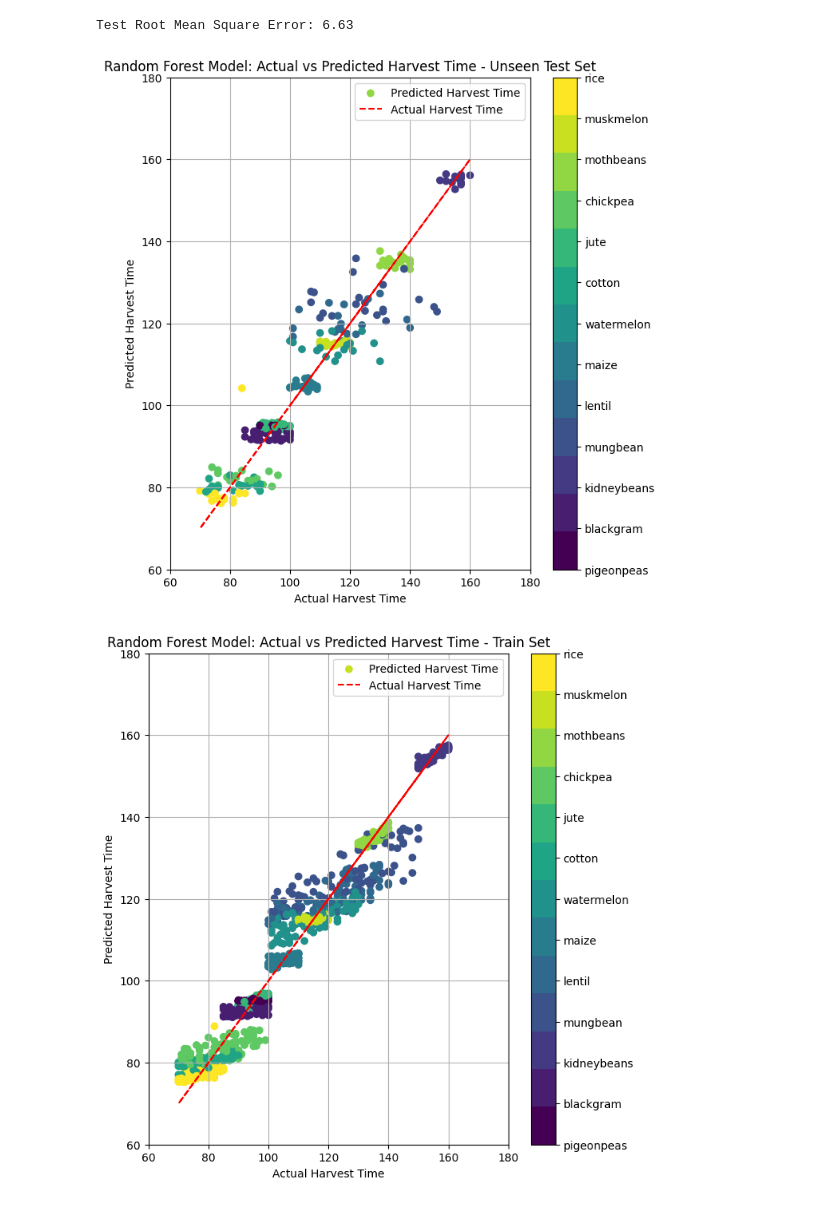
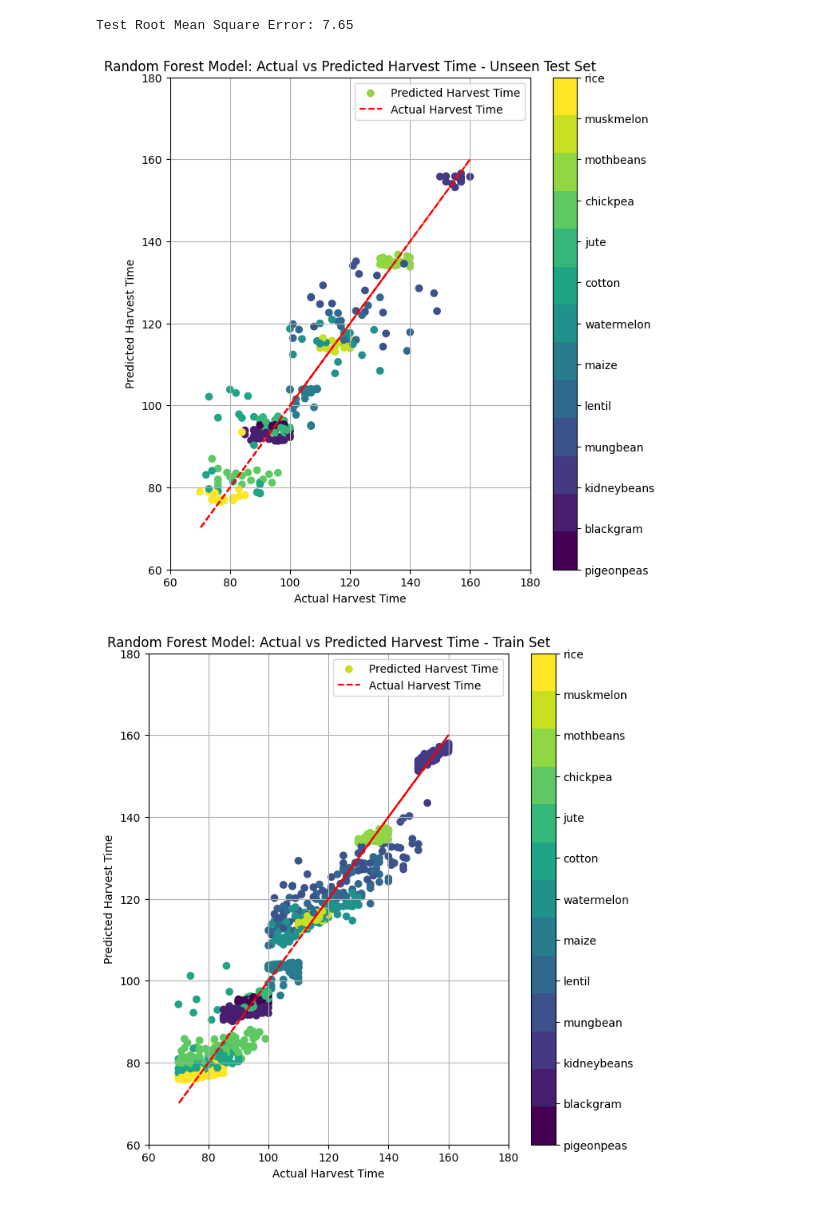
Before and after one commit to wannursabrina1/crop_prediction, a Jupyter notebook: Crop_Yield_Pred.ipynb, the cells around one changed output. Drawn from its saved outputs; the diff is of its cells as text; code cells hidden in the pictures.

```diff
--- a/Crop_Yield_Pred.ipynb
+++ b/Crop_Yield_Pred.ipynb
@@ -14,7 +14,9 @@ from sklearn.metrics import mean_squared_error
 crops = pd.read_csv('Crop_recommendation.csv')
 
 # Extract features containing only the temperature, humidity, ph, month and label columns
-features = ['temperature', 'humidity', 'ph', 'month', 'label']
+features = ['temperature', 'humidity', 'soil moisture','rainfall']
+
+labels = crops['label']
 
 X = crops[features]
 y = crops['harvest time']
@@ -86,7 +77,7 @@ test_pred = grid_search.best_estimator_.predict(X_test)
 X_test['predicted_harvest'] = test_pred
 
 # Convert the numerical labels back to original crop names
-X_test['label'] = label_encoder.inverse_transform(X_test['label'])
+X_test['label'] = labels.loc[X_test.index]
 
 # Convert 'label' to numeric for plotting
 X_test['label_numeric'] = X_test['label'].astype('category').cat.codes
@@ -114,35 +105,35 @@ plt.xlim(60, 180)
 plt.legend()
 plt.grid(True)
 
 # Create the scatter plot with a colormap for the train set
 train_pred = grid_search.best_estimator_.predict(X_train)
 
 X_train['predicted_harvest'] = train_pred
 
-X_train['label'] = label_encoder.inverse_transform(X_train['label'])
+X_train['label'] = labels.loc[X_train.index]
 
 # Convert 'label' to numeric for plotting
 X_train['label_numeric'] = X_train['label'].astype('category').cat.codes
 
 plt.figure(figsize=(16, 8))
 plt.subplot(1,2,2)
 scatter = plt.scatter(y_train, train_pred, c=X_train['label_numeric'], cmap=cmap, label='Predicted Harvest Time')
 cbar = plt.colorbar(scatter, ticks=range(len(unique_labels)))
 cbar.ax.set_yticklabels(unique_labels)
 plt.plot(y_train, y_train, color='red', linestyle='--', label='Actual Harvest Time')
 plt.xlabel('Actual Harvest Time')
 plt.ylabel('Predicted Harvest Time')
 plt.title('Random Forest Model: Actual vs Predicted Harvest Time - Train Set')
 plt.ylim(60, 180)
 plt.xlim(60, 180)
 plt.legend()
 plt.grid(True)
 
 # Calculate the RMSE on the test set
 test_rmse = np.sqrt(mean_squared_error(y_test, test_pred))
 print(f"Test Root Mean Square Error: {test_rmse:.2f}")
 # %% [output]
-Test Root Mean Square Error: 6.63
+Test Root Mean Square Error: 7.65
-[figure, old version]
+[figure, new version]
-[figure, old version]
+[figure, new version]
 # %%
```
Also changed, not shown: parts of 8 cells of this notebook, 1 other file.
